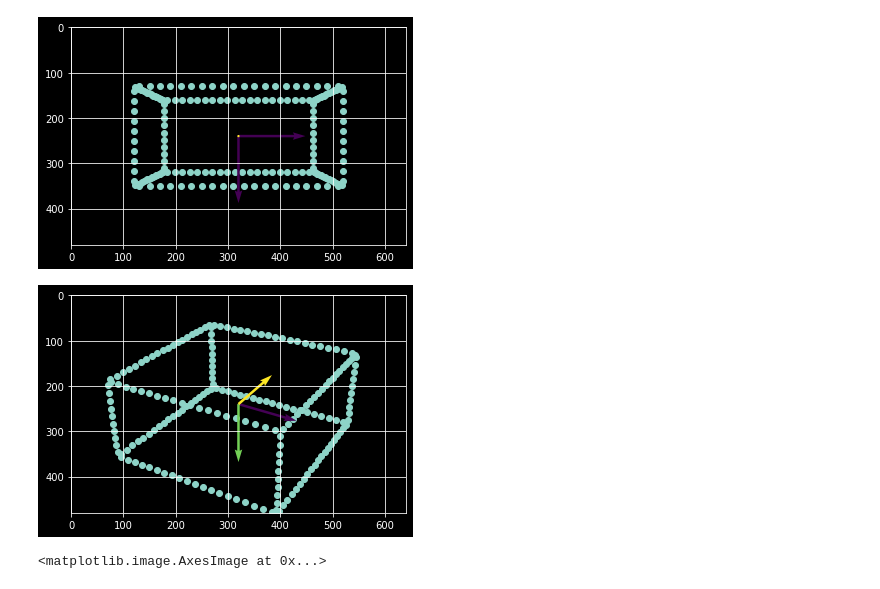
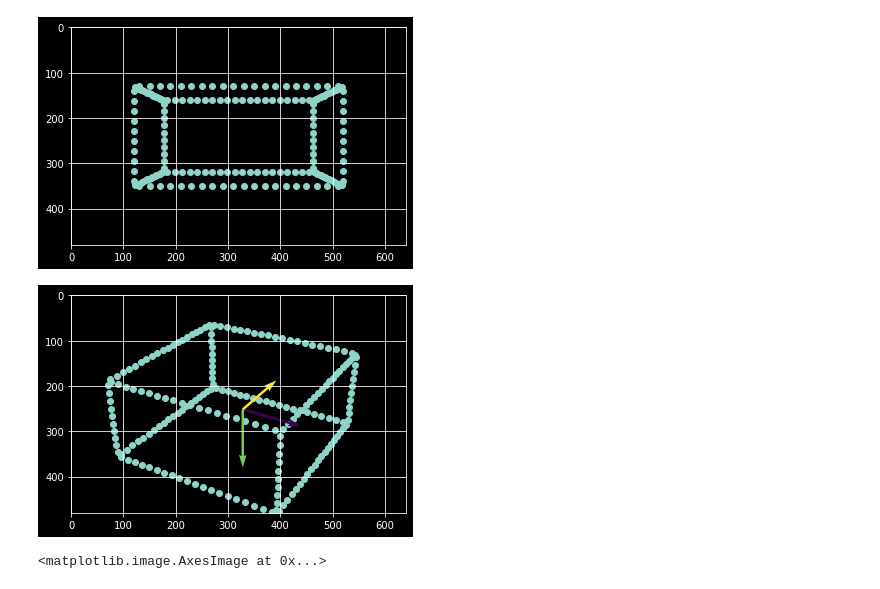
Before and after one commit to dinossht/TTK4255---Robotic-Vision, a Jupyter notebook: Assignments/ex1/main.ipynb, the cells around one changed output. Drawn from its saved outputs; the diff is of its cells as text; code cells hidden in the pictures.

```diff
--- a/Assignments/ex1/main.ipynb
+++ b/Assignments/ex1/main.ipynb
@@ -27,27 +27,14 @@ def camera_projection_3D_2_2D(X, Y, Z, c_x, c_y, f_x, f_y):
     return u, v
 
 u,v = camera_projection_3D_2_2D(X,Y,Z_translated,c_x,c_y,f_x,f_y)
-# %%
-# Plot coordinate frame
-def plot_coordinate_frame(T,cx,cy):
-    V = T.dot(np.array([ \
-    [1,0,0,0], \
-    [0,1,0,0], \
-    [0,0,1,0], \
-    [1,1,1,1]]))
-
-    #u,v = camera_projection_3D_2_2D(V[0,0:3], V[1,0:3], V[2,0:3], c_x, c_y, f_x, f_y)
-    origin = [[cx],[cy]]
-    plt.quiver(*origin, V[0,0:3], -V[1,0:3], V[2,0:3], color=['r','g','b'], scale=5)
 # %%
 # Plot box
 plt.scatter(u,v)
 plt.grid(True)
 plt.xlim(0,640)
 plt.ylim(480,0)
-plot_coordinate_frame(np.eye(4,4),c_x,c_y)
 # %% [output]
-[figure, old version]
+[figure, new version]
 # %%
 # Define homogeneous transformation matrices
 def T_z(t_z):
@@ -81,22 +68,40 @@ def R_z(theta):
 # Helper function
 def rad2deg(theta):
     return np.pi*theta/180
+# %%
+# Plot coordinate frame
+def plot_coordinate_frame(T,cx_dist,cy_dist,cx,cy,fx,fy):
+    V = T.dot(np.array([ \
+    [1,0,0,0], \
+    [0,1,0,0], \
+    [0,0,1,0], \
+    [0,0,0,1]]))
+
+    coordinate_center = T.dot(np.array([[dist_pf/2],[dist_pf/2],[0],[1]]))
+    X = coordinate_center[0,0]
+    Y = coordinate_center[1,0]
+    Z = coordinate_center[2,0]
+
+    ou,ov = camera_projection_3D_2_2D(X,Y,Z,cx,cy,fx,fy)
+    origin = [[ou],[ov]]
+
+    plt.quiver(*origin, V[0,0:3], -V[1,0:3], V[2,0:3], color=['r','g','b'], scale=5)
 # %%
 # Rotate and translate box and plot
 off_dist = box_distance+box_height/2
 T_o = T_z(off_dist).dot(R_x(rad2deg(30))).dot(R_y(rad2deg(30)))
 box_rot = T_o.dot(box.transpose())
 
 u,v = camera_projection_3D_2_2D(box_rot[0],box_rot[1],box_rot[2],c_x,c_y,f_x,f_y)
 
 # Plot box
 plt.scatter(u,v)
 plt.grid(True)
 plt.xlim(0,640)
 plt.ylim(480,0)
-plot_coordinate_frame(T_o,c_x,c_y)
+plot_coordinate_frame(T_o,0,0,c_x,c_y,f_x,f_y)
 # %% [output]
-[figure, old version]
+[figure, new version]
 # %%
 ## Exercise [2]
 
```
Also changed, not shown: parts of 4 cells of this notebook.
